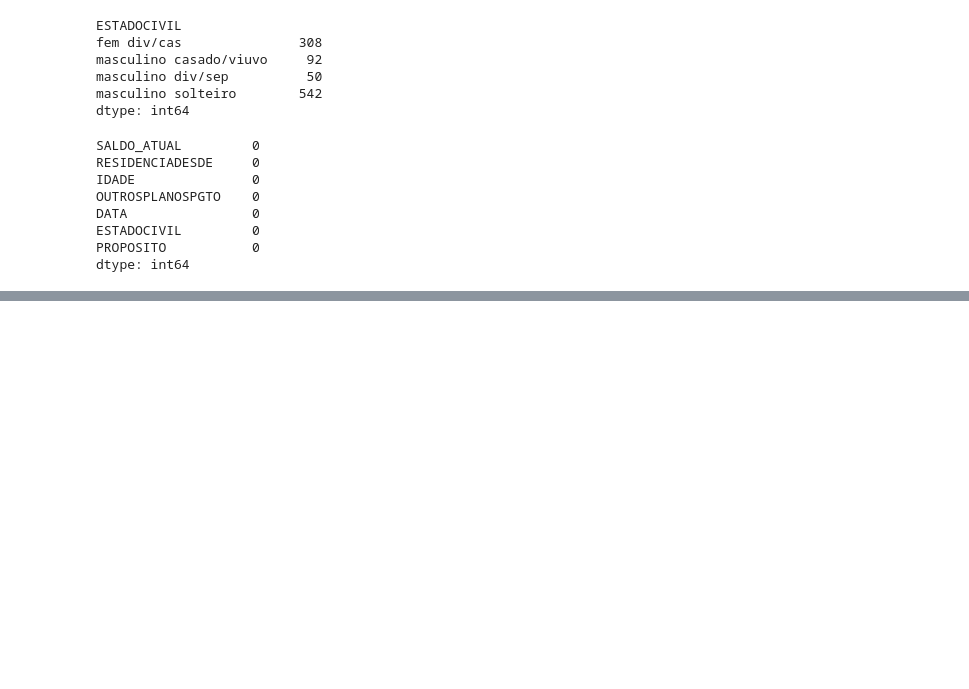
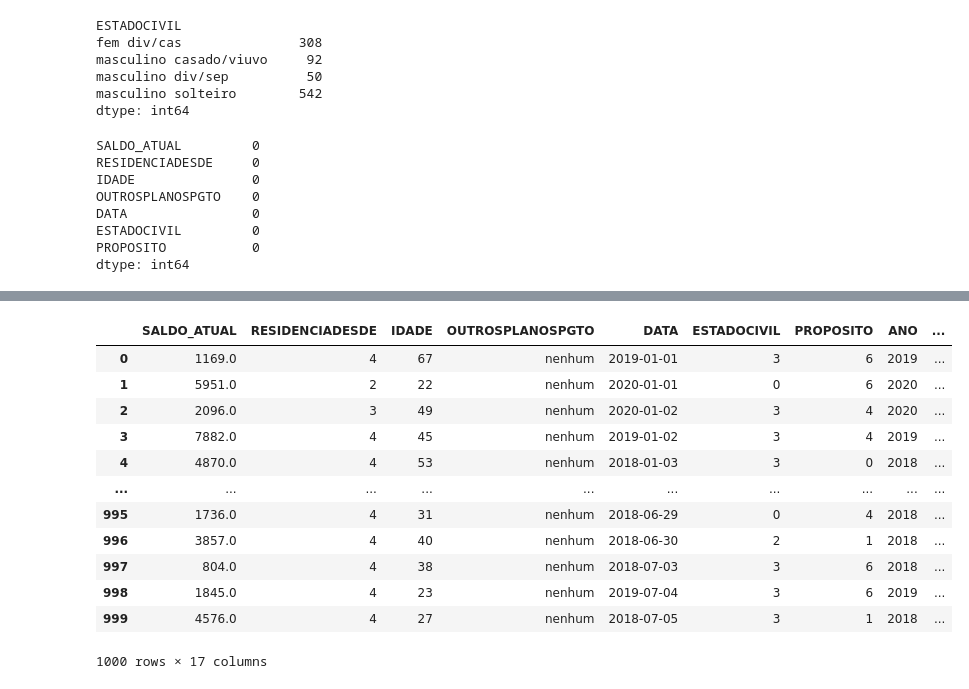
Before and after one commit to igor-kevin/Chap-Engenharia-de-Atributos, a Jupyter notebook: Engenharia de Atributos.ipynb, the cells around one changed output, grey strips where cells are left out. Cells and saved outputs as stored; diff of their text form; code cells hidden in the pictures; blank space fills up the shorter version.

```diff
--- a/Engenharia de Atributos.ipynb
+++ b/Engenharia de Atributos.ipynb
@@ -144,0 +228,4 @@ dtype: int64
+# %%
+X['ESTADOCIVIL'] = labelencoder.fit_transform(X['ESTADOCIVIL'])
+X['PROPOSITO'] = labelencoder.fit_transform(X['PROPOSITO'])
+X['DIASEMANA'] = labelencoder.fit_transform(X['DIASEMANA'])
@@ -144,0 +247,3 @@ dtype: int64
+# %%
+z = pd.get_dummies(X['OUTROSPLANOSPGTO'], prefix='OUTROS')
+z
@@ -144,0 +264,5 @@ dtype: int64
+# %%
+# Padronizando o z score
+stdscaler = StandardScaler()
+m = stdscaler.fit_transform(X.iloc[:, 0:3])
+m
@@ -144,0 +277,19 @@ dtype: int64
+# %%
+# Concatenando os dados
+X = pd.concat([X, z, pd.DataFrame(m, columns=['SALDO_ATUAL_N', 'RESIDENCIADESDE_N', 'IDADE_N'])], axis=1)
+# %%
+X
+# %% [output]
+|  | SALDO_ATUAL | RESIDENCIADESDE | IDADE | OUTROSPLANOSPGTO | DATA | ESTADOCIVIL | PROPOSITO | ANO | ... |
+| 0 | 1169.0 | 4 | 67 | nenhum | 2019-01-01 | 3 | 6 | 2019 | ... |
+| 1 | 5951.0 | 2 | 22 | nenhum | 2020-01-01 | 0 | 6 | 2020 | ... |
+| 2 | 2096.0 | 3 | 49 | nenhum | 2020-01-02 | 3 | 4 | 2020 | ... |
+| 3 | 7882.0 | 4 | 45 | nenhum | 2019-01-02 | 3 | 4 | 2019 | ... |
+| 4 | 4870.0 | 4 | 53 | nenhum | 2018-01-03 | 3 | 0 | 2018 | ... |
+| ... | ... | ... | ... | ... | ... | ... | ... | ... | ... |
+| 995 | 1736.0 | 4 | 31 | nenhum | 2018-06-29 | 0 | 4 | 2018 | ... |
+| 996 | 3857.0 | 4 | 40 | nenhum | 2018-06-30 | 2 | 1 | 2018 | ... |
+| 997 | 804.0 | 4 | 38 | nenhum | 2018-07-03 | 3 | 6 | 2018 | ... |
+| 998 | 1845.0 | 4 | 23 | nenhum | 2019-07-04 | 3 | 6 | 2019 | ... |
+| 999 | 4576.0 | 4 | 27 | nenhum | 2018-07-05 | 3 | 1 | 2018 | ... |
+1000 rows × 17 columns
```
Also changed, not shown: parts of 25 cells of this notebook, 1 other file.
